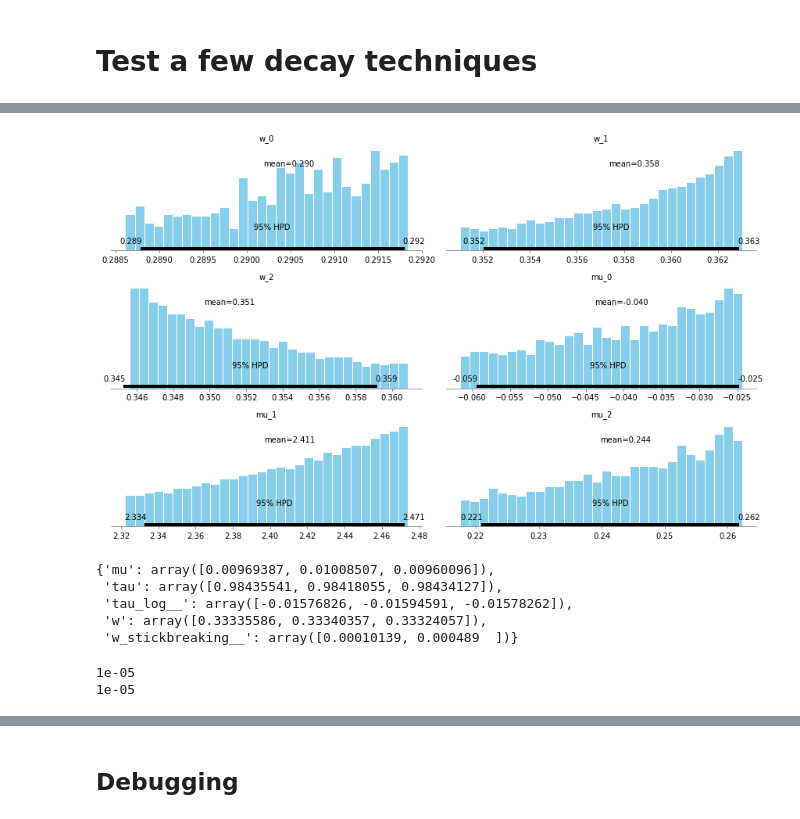
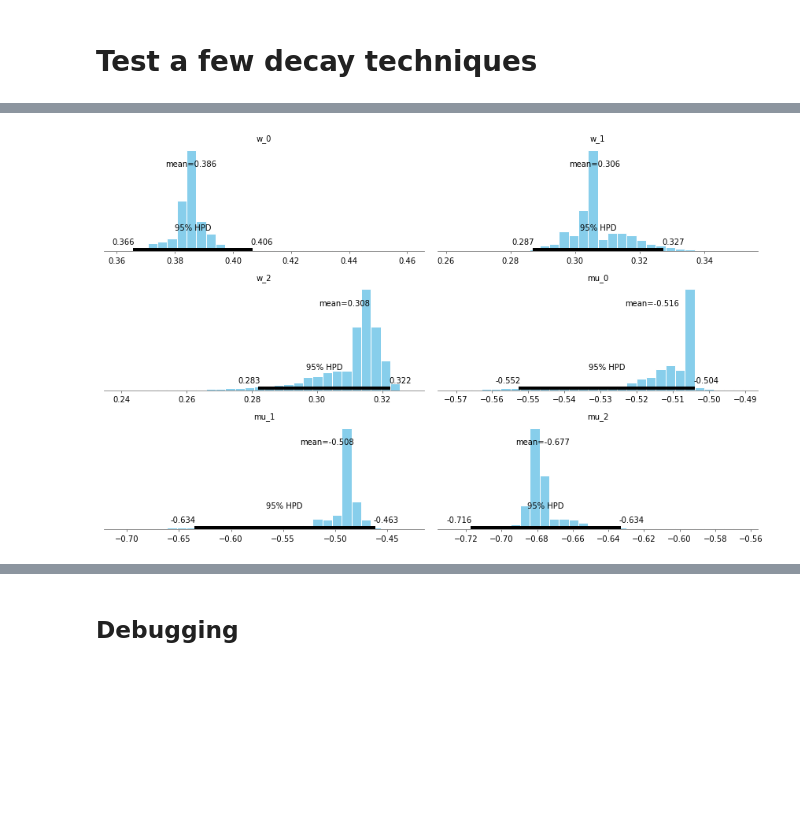
Before and after one commit to shkr/pymc3, a Jupyter notebook: docs/source/notebooks/stochastic-sampling-for-hierarchichal-models.ipynb, the cells around one changed output, grey strips where cells are left out. Cells and saved outputs as stored; diff of their text form; code cells hidden in the pictures; blank space fills up the shorter version.

```diff
--- a/docs/source/notebooks/stochastic-sampling-for-hierarchichal-models.ipynb
+++ b/docs/source/notebooks/stochastic-sampling-for-hierarchichal-models.ipynb
@@ -67,6 +67,5 @@ approx = pm.fit(
             callbacks=cb,
             obj_optimizer=pm.adagrad_window,
         )  # type: pm.MeanField
-start = approx.sample(draws=1)
-start = list(start)
+start = approx.sample(draws=1)[0]
 # %% [output]
@@ -74,6 +73,6 @@ Finished [100%]: Loss = 3,542
 # %%
 with model:
-    _trace = pm.sample(N_SAMPLES, tune=BURN_IN, start=start)
+    _trace = pm.sample(N_SAMPLES, tune=BURN_IN, start=start, step_method=pm.NUTS, chains=2, njobs=2)
     trace = _trace[::THINNING]
 # %% [output]
 Auto-assigning NUTS sampler...
@@ -507,7 +525,7 @@ class SGFS(BaseStochasticGradient):
 # %%
-batch_size = 100
+batch_size = 500
 x_minibatch = pm.Minibatch(x, batch_size=batch_size)
-total_size = batch_size * N_SAMPLES
+total_size = N * N_SAMPLES
 
 with pm.Model() as model:
     w = pm.Dirichlet('w', np.ones_like(W))
@@ -538,6 +556,6 @@ Finished [100%]: Loss = 304.12
 # %%
 with model:
-    step_method = SGFS(batch_size=batch_size, total_size=total_size)
+    step_method = CSG(batch_size=batch_size, total_size=total_size, step_size=1e-5)
     _trace = pm.sample(draws=N_SAMPLES, step=step_method, tune=BURN_IN, start=start, njobs=2)
     trace = _trace[::THINNING]
 # %% [output]
@@ -577,12 +578,4 @@ x = np.random.normal(MU[component], SIGMA[component], size=N)
 # %%
-pm.plot_posterior(trace, varnames=['w', 'mu']);
+pm.plot_posterior(_trace, varnames=['w', 'mu']);
 # %% [output]
-[figure, old version]
+[figure, new version]
-# %%
-trace[1]
-# %% [output]
-{'mu': array([0.00969387, 0.01008507, 0.00960096]),
- 'tau': array([0.98435541, 0.98418055, 0.98434127]),
- 'tau_log__': array([-0.01576826, -0.01594591, -0.01578262]),
- 'w': array([0.33335586, 0.33340357, 0.33324057]),
- 'w_stickbreaking__': array([0.00010139, 0.000489  ])}
@@ -595,8 +581,0 @@ for _ in range(1):
-# %%
-# epsilon noise effect
-print(step_method.step_size)
-epsilon = step_method.step_size / pow(2.0, 1 // step_method.step_size_decay)
-print(epsilon)
-# %% [output]
-1e-05
-1e-05
```
Also changed, not shown: parts of 32 cells of this notebook.
